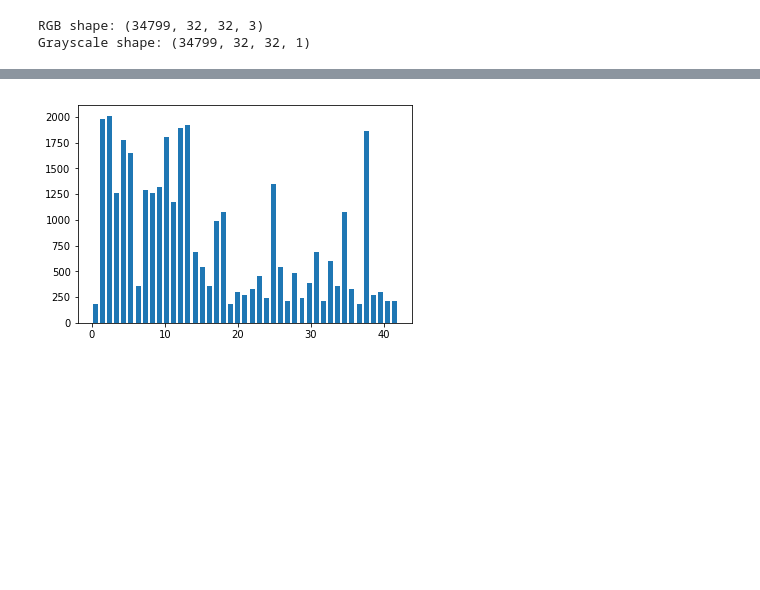
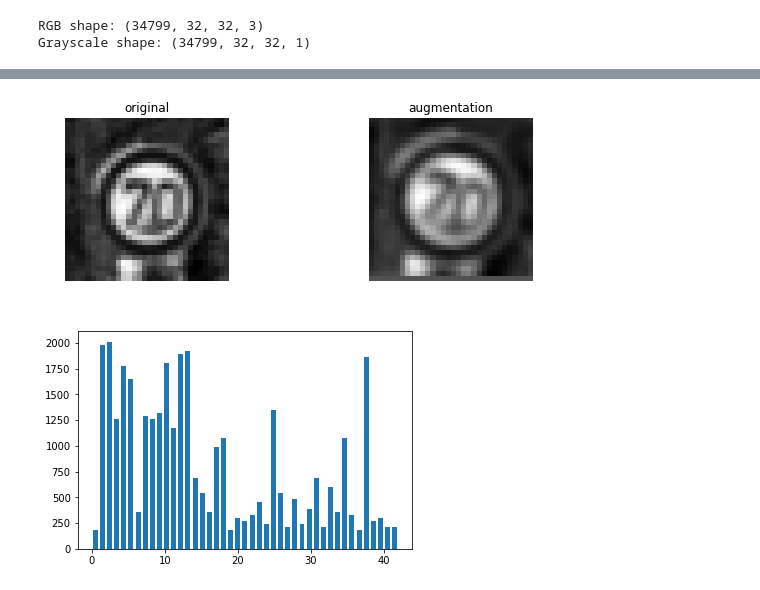
Before and after one commit to changyiZ/CarND-Traffic-Sign-Classifier-Project, a Jupyter notebook: Traffic_Sign_Classifier.ipynb, the cells around one changed output, grey strips where cells are left out. Drawn from its saved outputs; the diff is of its cells as text; code cells hidden in the pictures; blank space fills up the shorter version.

```diff
--- a/Traffic_Sign_Classifier.ipynb
+++ b/Traffic_Sign_Classifier.ipynb
@@ -283,3 +297,11 @@ process_image_show(X_train, random_brightness, 'brightness')
+# %%
+def augment_image(image):
+    return random_translate(random_scaling(random_warp(random_rotate(random_brightness(image)))))
+
+
+process_image_show(X_train_normalized, augment_image, 'augmentation')
+# %% [output]
+[figure, added]
 # %%
 # histogram of label frequency (once again, before data augmentation)
 hist, bins = np.histogram(y_train, bins=n_classes)
```
Also changed, not shown: parts of 12 cells of this notebook, 6 other files.
